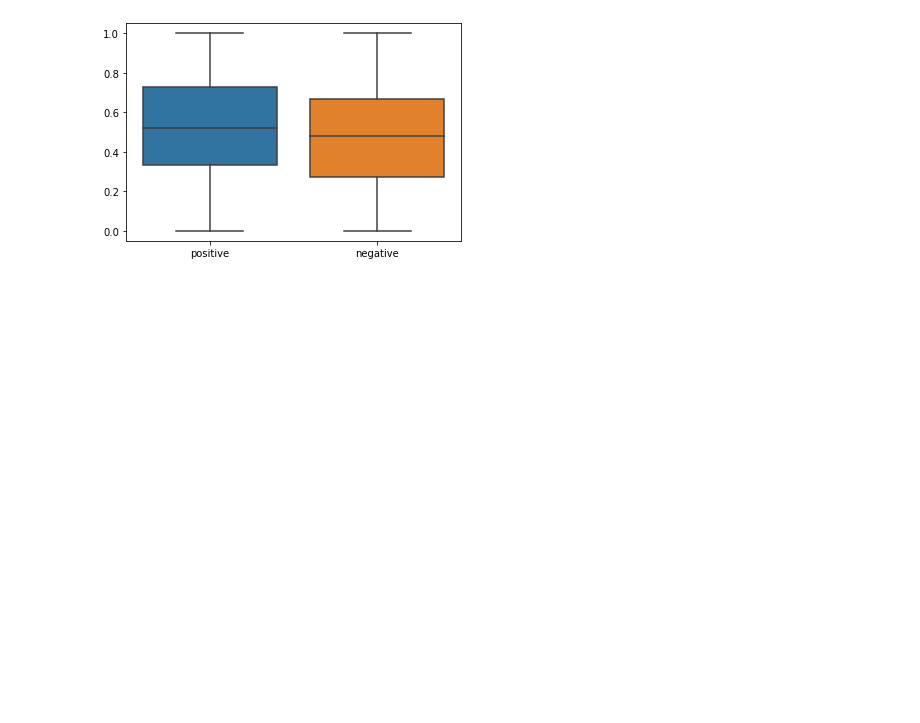
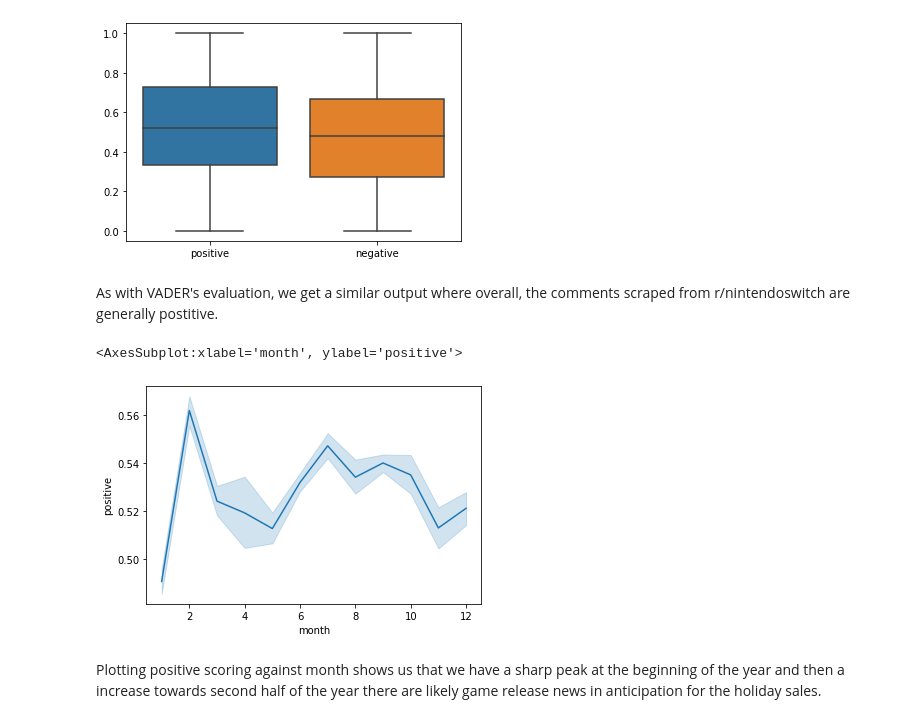
Before and after one commit to micoooo/Sentiment-Analysis, a Jupyter notebook: notebook/evaluation.ipynb, the cells around one changed output. Drawn from its saved outputs; the diff is of its cells as text; code cells hidden in the pictures; blank space fills up the shorter version.

```diff
--- a/notebook/evaluation.ipynb
+++ b/notebook/evaluation.ipynb
@@ -67,3 +136,16 @@ sns.boxplot(data=nintendoswitchTextblob[["positive", "negative"]])
 # %% [output]
 <AxesSubplot:>
 [figure]
+# %% [markdown]
+As with VADER's evaluation, we get a similar output where overall, the comments scraped from r/nintendoswitch are generally postitive.
+# %%
+# take datetime column to get month and year
+nintendoswitchTextblob["month"] = pd.to_datetime(nintendoswitchTextblob.Time).dt.month
+nintendoswitchTextblob["year"] = pd.to_datetime(nintendoswitchTextblob.Time).dt.year
+# %%
+sns.lineplot(x='month', y='positive', data=nintendoswitchTextblob)
+# %% [output]
+<AxesSubplot:xlabel='month', ylabel='positive'>
+[figure, added]
+# %% [markdown]
+Plotting positive scoring against month shows us that we have a sharp peak at the beginning of the year and then a increase towards second half of the year there are likely game release news in anticipation for the holiday sales.
```
Also changed, not shown: parts of 14 cells of this notebook.
